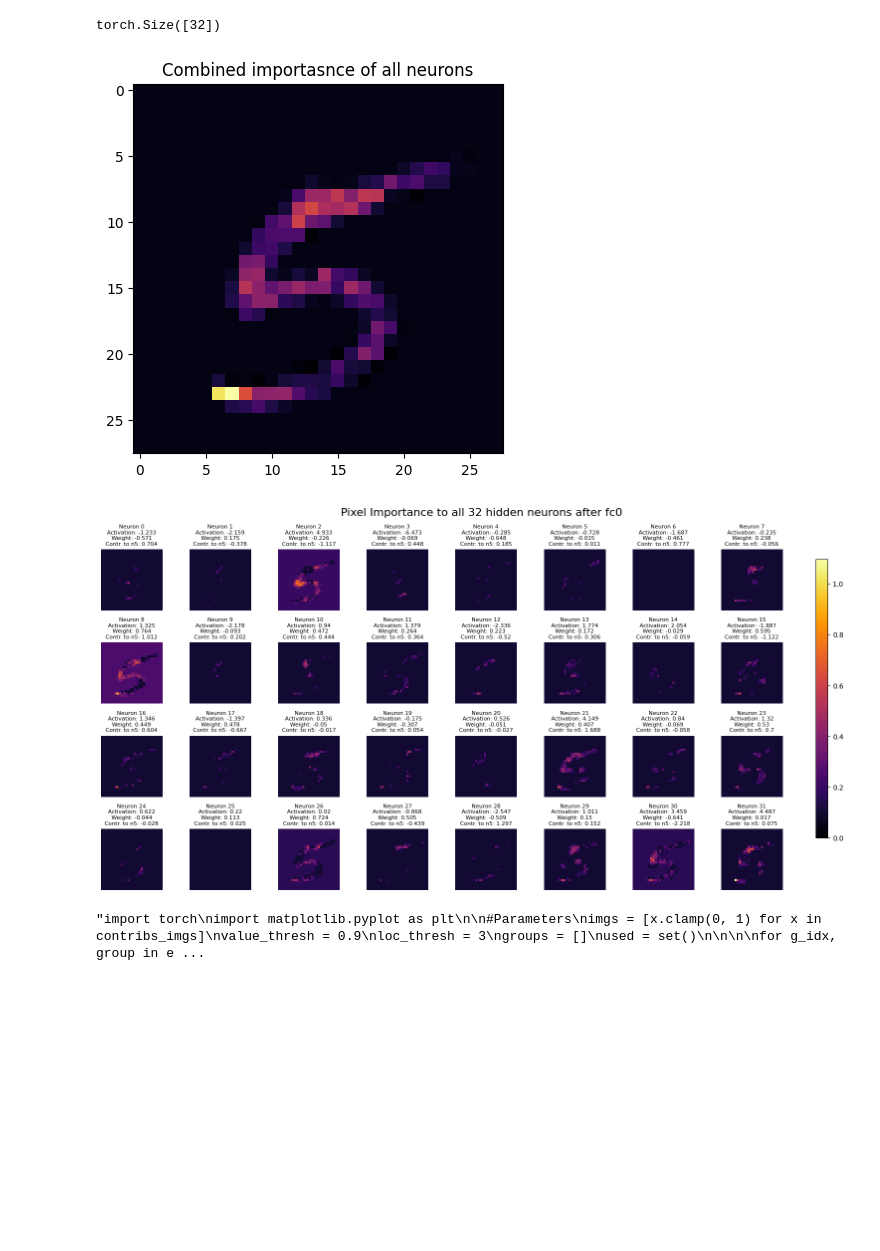
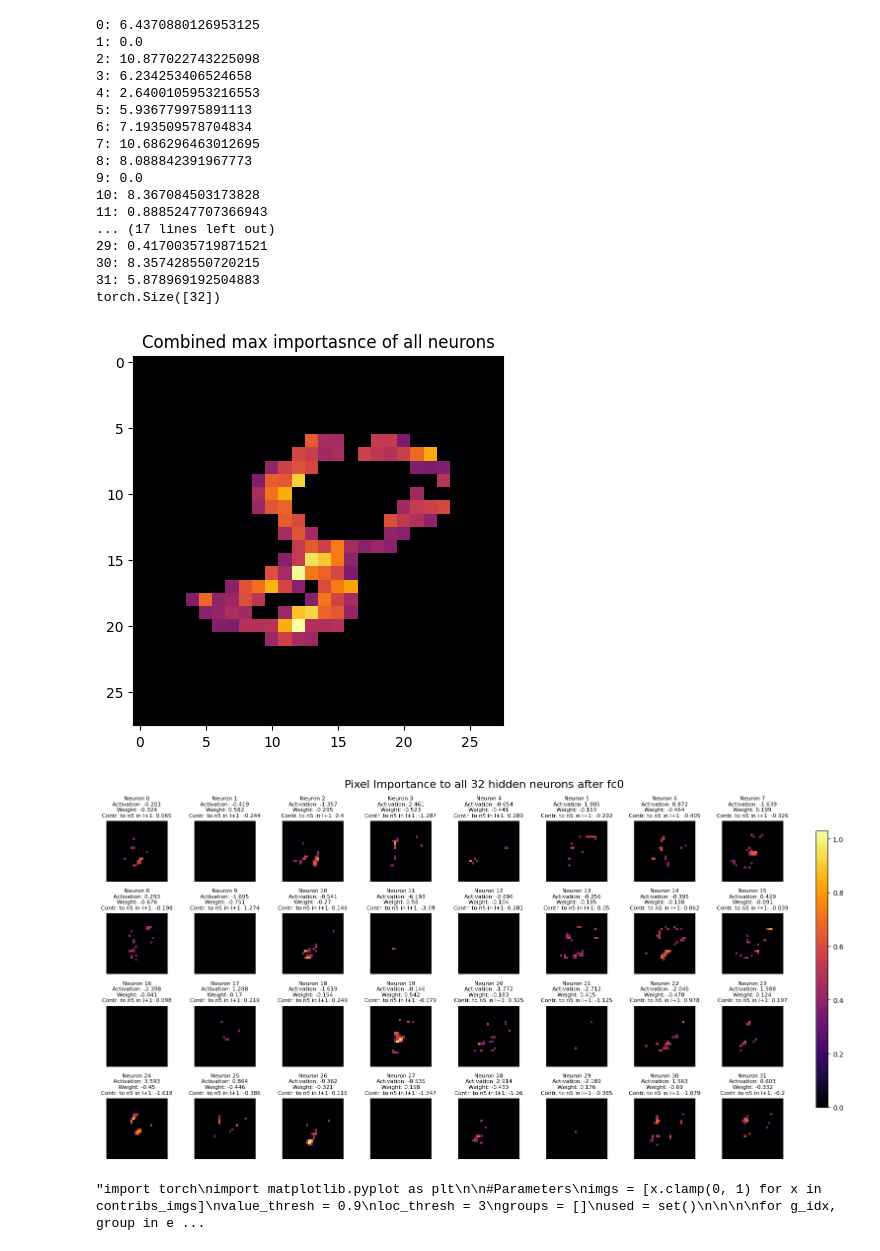
Before and after one commit to kns357/ANN_MA_Kaito, a Jupyter notebook: binary_conceptual_ex_method.ipynb, the cells around one changed output. Saved outputs shown, nothing was run; the diff lists cells and outputs as text; code cells hidden in the pictures; blank space fills up the shorter version.

Commit message:
segmentation with labels and neuron contributions

```diff
--- a/binary_conceptual_ex_method.ipynb
+++ b/binary_conceptual_ex_method.ipynb
@@ -50,7 +50,7 @@ CUDA = torch.cuda.is_available()
 if CUDA:
     net = net.cuda()
 # %%
-file_pth = 'binary_ffn_6.pth'
+file_pth = 'binary_ffn_3.pth'
 net.load_state_dict(torch.load(file_pth)) #pre-trained
 trained_dig = int(file_pth[-5])
 # %%
@@ -75,7 +75,7 @@ plt.show()
 # %%
 
 inputs, labels = next(iter(test_loader))
-dig_to_check = 5
+dig_to_check = 8
 
 #search wanted digit:
 while True:
@@ -112,26 +112,33 @@ mask = torch.where(
 )
 
 contribs_imgs += biases[:, None, None]
-#contribs_imgs *= mask #no bias where background = 0
+contribs_imgs *= mask #no bias where background = 0
 
 contribs_imgs = torch.where(
     contribs_imgs == 0,
     torch.tensor(0.0, device=contribs_imgs.device),
     torch.where(
-        contribs_imgs > 0.15,
+        contribs_imgs > 0.35,
         contribs_imgs,
-        torch.tensor(0.1, device=contribs_imgs.device)
+        torch.tensor(0.0, device=contribs_imgs.device)
     )
 )
 
+activation_modified = []
+for i, mat in enumerate(contribs_imgs):
+    mat = mat.sum().item()
+    print(f"{i}: {mat}")
+    activation_modified.append(mat)
 
-combo = contribs_imgs.sum(dim=0)
+
+#combo = contribs_imgs.sum(dim=0)
+combo = contribs_imgs.max(dim=0).values
 
 #normalise
-max_val = combo.max()
-combo /= max_val
+#max_val = combo.max()
+#combo /= max_val
 
-combo = torch.where(
+"""combo = torch.where(
     combo == 0,
     torch.tensor(0.0, device=combo.device),
     torch.where(
@@ -139,7 +146,7 @@ combo = torch.where(
         combo,
         torch.tensor(0.1, device=combo.device)
     )
-)
+)"""
 
 
 
@@ -151,37 +158,53 @@ combo = torch.where(
     activations += mat.sum(dim=0)"""
 #instead take actualy activaiton, this is modified for visuals!
 activations = net.fc0(img.view(1, -1).cuda()).squeeze()
 
 next_neuron_idx = 5
 
 weights_to_neuron = net.fc1.weight[next_neuron_idx]
 contribution = activations * weights_to_neuron
 #next_contribs = contribution.sum(dim=1) #dim = 1 means y-axis, so all weights to neuron
 
 #print(next_contribs.size())
 print(weights_to_neuron.size())
 
 plt.imshow(combo, cmap="inferno")
-plt.title("Combined importasnce of all neurons")
+plt.title("Combined max importasnce of all neurons")
 
 fig, axes = plt.subplots(4, 8, figsize=(16, 8))
 
 vmax = contribs_imgs.max().item()
 
 for i, ax in enumerate(axes.flat):
     im = ax.imshow(contribs_imgs[i], cmap='inferno', vmin=0, vmax=vmax)
-    ax.set_title(f'Neuron {i}\nActivation: {round(activations[i].item(), 3)}\nWeight: {round(weights_to_neuron[i].item(), 3)}\nContr. to n{next_neuron_idx}: {round(contribution[i].item(), 3)}', fontsize=8)
+    ax.set_title(f'Neuron {i}\nActivation: {round(activations[i].item(), 3)}\nWeight: {round(weights_to_neuron[i].item(), 3)}\nContr. to n{next_neuron_idx} in l+1: {round(contribution[i].item(), 3)}', fontsize=8)
     ax.axis('off')
 
 fig.suptitle('Pixel Importance to all 32 hidden neurons after fc0', fontsize=16)
 cbar_ax = fig.add_axes([0.92, 0.15, 0.015, 0.7])
 fig.colorbar(im, cax=cbar_ax)
 plt.tight_layout(rect=[0, 0, 0.9, 1])
 plt.show()
 # %% [output]
+0: 6.4370880126953125
+1: 0.0
+2: 10.877022743225098
+3: 6.234253406524658
+4: 2.6400105953216553
+5: 5.936779975891113
+6: 7.193509578704834
+7: 10.686296463012695
+8: 8.088842391967773
+9: 0.0
+10: 8.367084503173828
+11: 0.8885247707366943
+... (17 lines left out)
+29: 0.4170035719871521
+30: 8.357428550720215
+31: 5.878969192504883
 torch.Size([32])
-[figure, old version]
+[figure, new version]
-[figure, old version]
+[figure, new version]
 # %%
 #activation function can be ignored, as it is ReLU and this image is normalise by setting negative value to 0 already!
 # %%
```
Also changed, not shown: parts of 11 cells of this notebook, 1 other file.
